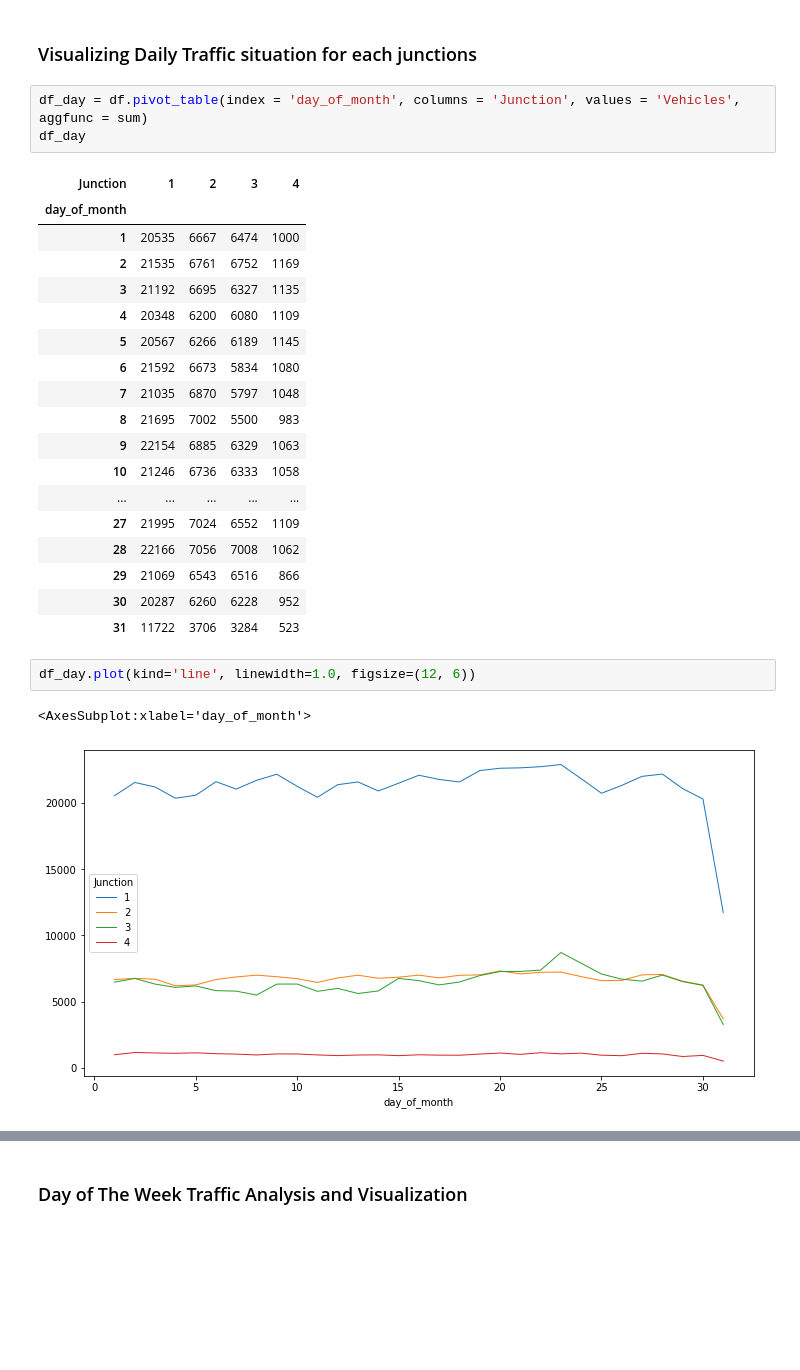
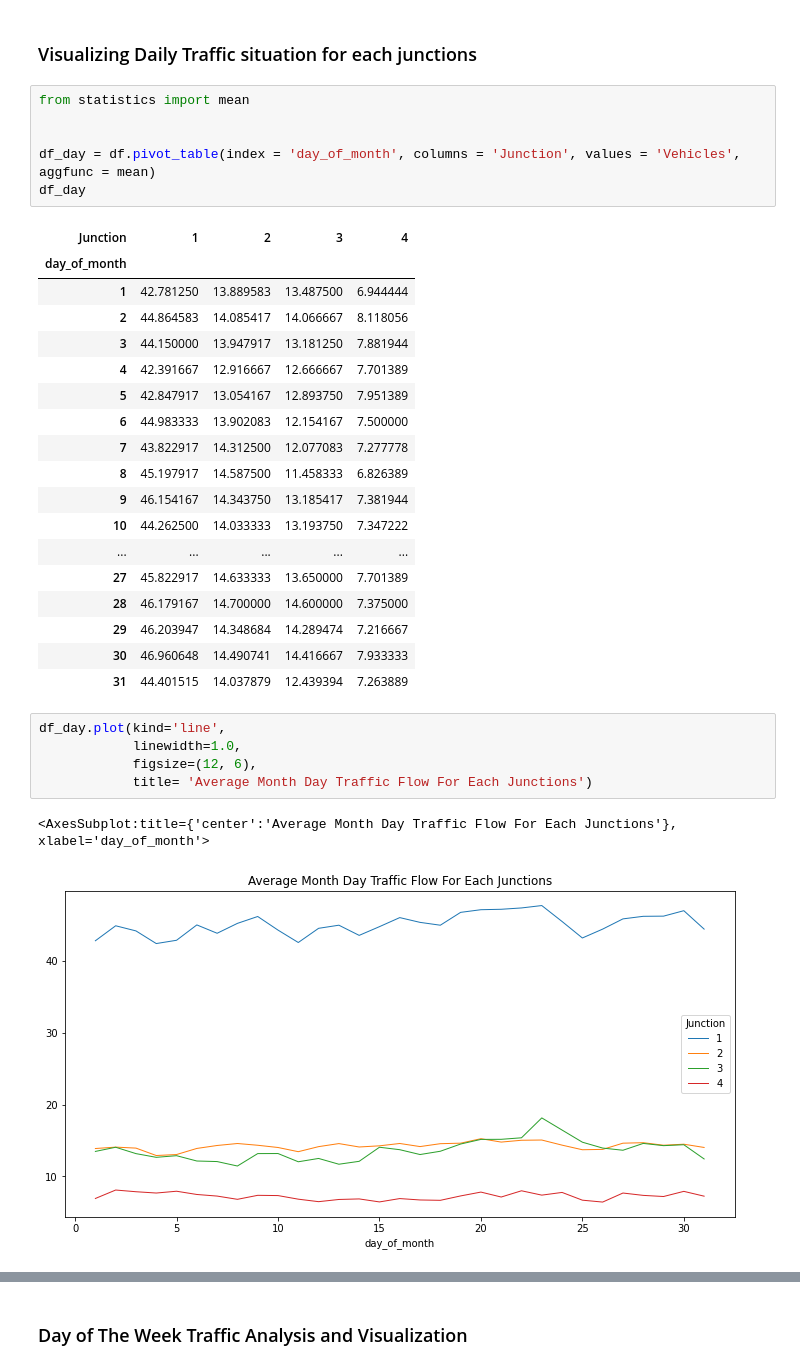
Before and after one commit to Chisomnwa/Traffic_Analysis_and_Prediction, a Jupyter notebook: Traffic_Prediction_EDA.ipynb, the cells around one changed output, grey strips where cells are left out. Drawn from its saved outputs; the diff is of its cells as text; blank space fills up the shorter version.

```diff
--- a/Traffic_Prediction_EDA.ipynb
+++ b/Traffic_Prediction_EDA.ipynb
@@ -229,30 +229,36 @@ The Year Bar Plot showed a sharp increase in Traffic Movement for Junction 1 thr
 # %% [markdown]
 ### Visualizing Daily Traffic situation for each junctions
 # %%
-df_day = df.pivot_table(index = 'day_of_month', columns = 'Junction', values = 'Vehicles', aggfunc = sum)
+from statistics import mean
+
+
+df_day = df.pivot_table(index = 'day_of_month', columns = 'Junction', values = 'Vehicles', aggfunc = mean)
 df_day
 # %% [output]
 | Junction | 1 | 2 | 3 | 4 |
 | day_of_month |  |  |  |  |
-| 1 | 20535 | 6667 | 6474 | 1000 |
-| 2 | 21535 | 6761 | 6752 | 1169 |
-| 3 | 21192 | 6695 | 6327 | 1135 |
-| 4 | 20348 | 6200 | 6080 | 1109 |
-| 5 | 20567 | 6266 | 6189 | 1145 |
-| 6 | 21592 | 6673 | 5834 | 1080 |
-| 7 | 21035 | 6870 | 5797 | 1048 |
-| 8 | 21695 | 7002 | 5500 | 983 |
-| 9 | 22154 | 6885 | 6329 | 1063 |
-| 10 | 21246 | 6736 | 6333 | 1058 |
+| 1 | 42.781250 | 13.889583 | 13.487500 | 6.944444 |
+| 2 | 44.864583 | 14.085417 | 14.066667 | 8.118056 |
+| 3 | 44.150000 | 13.947917 | 13.181250 | 7.881944 |
+| 4 | 42.391667 | 12.916667 | 12.666667 | 7.701389 |
+| 5 | 42.847917 | 13.054167 | 12.893750 | 7.951389 |
+| 6 | 44.983333 | 13.902083 | 12.154167 | 7.500000 |
+| 7 | 43.822917 | 14.312500 | 12.077083 | 7.277778 |
+| 8 | 45.197917 | 14.587500 | 11.458333 | 6.826389 |
+| 9 | 46.154167 | 14.343750 | 13.185417 | 7.381944 |
+| 10 | 44.262500 | 14.033333 | 13.193750 | 7.347222 |
 | ... | ... | ... | ... | ... |
-| 27 | 21995 | 7024 | 6552 | 1109 |
-| 28 | 22166 | 7056 | 7008 | 1062 |
-| 29 | 21069 | 6543 | 6516 | 866 |
-| 30 | 20287 | 6260 | 6228 | 952 |
-| 31 | 11722 | 3706 | 3284 | 523 |
+| 27 | 45.822917 | 14.633333 | 13.650000 | 7.701389 |
+| 28 | 46.179167 | 14.700000 | 14.600000 | 7.375000 |
+| 29 | 46.203947 | 14.348684 | 14.289474 | 7.216667 |
+| 30 | 46.960648 | 14.490741 | 14.416667 | 7.933333 |
+| 31 | 44.401515 | 14.037879 | 12.439394 | 7.263889 |
 # %%
-df_day.plot(kind='line', linewidth=1.0, figsize=(12, 6))
+df_day.plot(kind='line',
+            linewidth=1.0,
+            figsize=(12, 6),
+            title= 'Average Month Day Traffic Flow For Each Junctions')
 # %% [output]
-<AxesSubplot:xlabel='day_of_month'>
+<AxesSubplot:title={'center':'Average Month Day Traffic Flow For Each Junctions'}, xlabel='day_of_month'>
-[figure, old version]
+[figure, new version]
 # %% [markdown]
```
Also changed, not shown: parts of 7 cells of this notebook.
